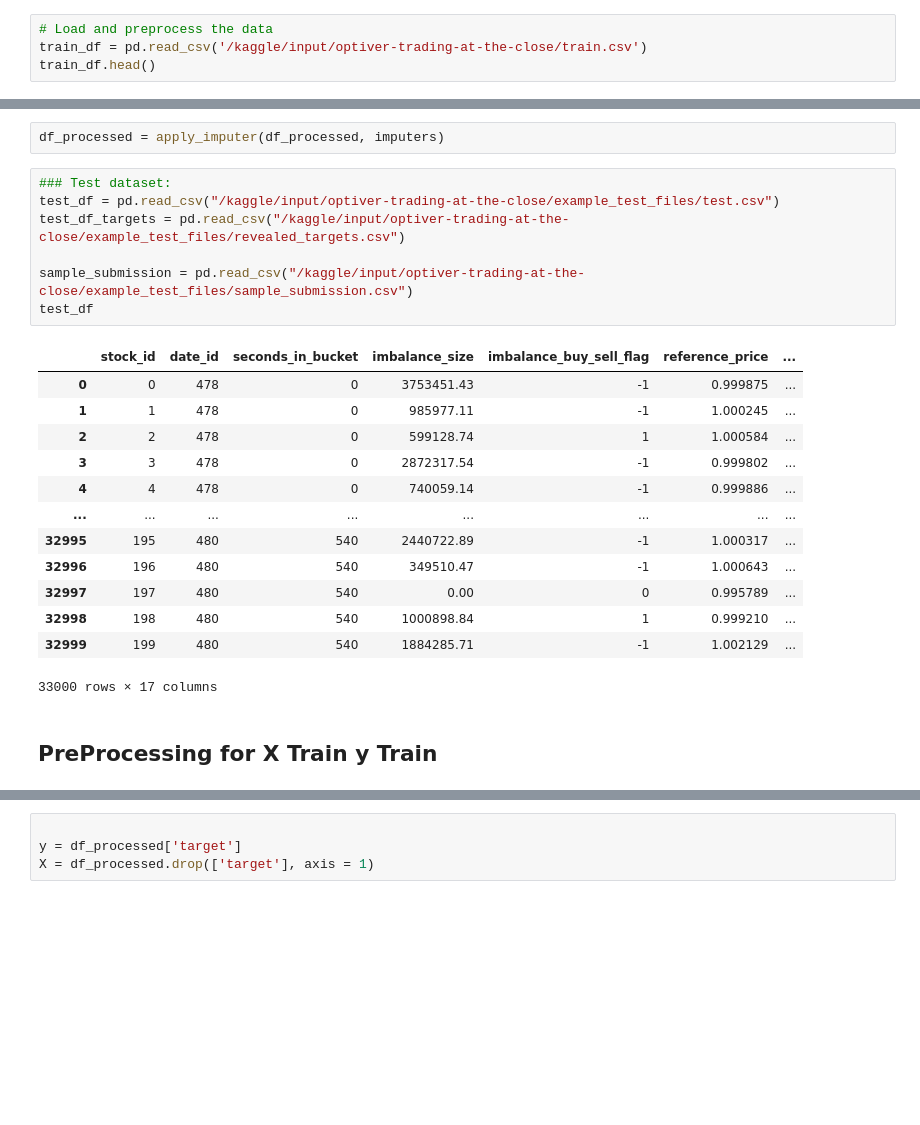
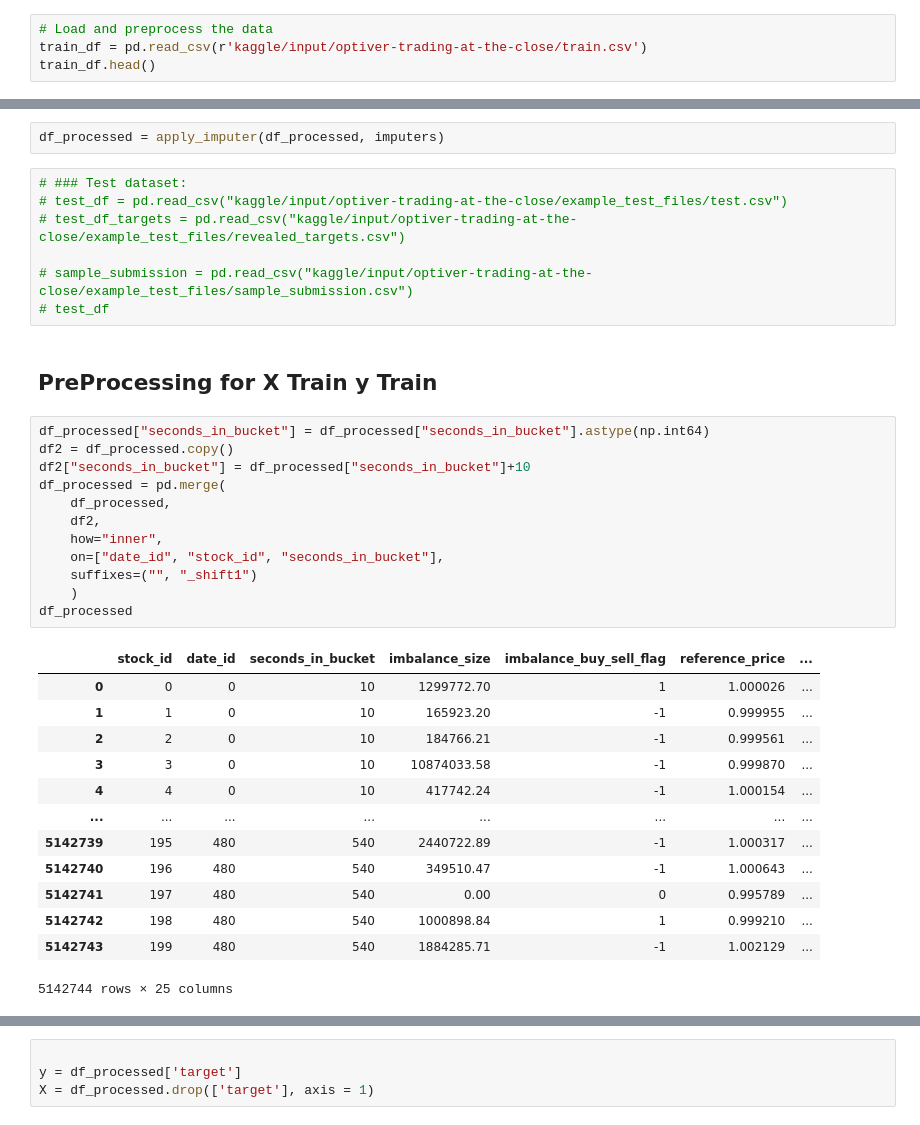
Before and after one commit to KingBoomie/ml2023-project, a Jupyter notebook: trading-at-the-close.ipynb, the cells around one changed output, grey strips where cells are left out. Saved outputs shown, nothing was run; the diff lists cells and outputs as text; blank space fills up the shorter version.

Commit message:
add shifting by 10 seconds

```diff
--- a/trading-at-the-close.ipynb
+++ b/trading-at-the-close.ipynb
@@ -35,7 +27,7 @@ from sklearn.impute import SimpleImputer
 ## Load the data
 # %%
 # Load and preprocess the data
-train_df = pd.read_csv('/kaggle/input/optiver-trading-at-the-close/train.csv')
+train_df = pd.read_csv(r'kaggle/input/optiver-trading-at-the-close/train.csv')
 train_df.head()
 # %% [output]
 |  | stock_id | date_id | seconds_in_bucket | imbalance_size | imbalance_buy_sell_flag | reference_price | ... |
@@ -150,25 +142,37 @@ def apply_imputer(df_processed, imputers):
 # %%
 df_processed = apply_imputer(df_processed, imputers)
 # %%
-### Test dataset:
-test_df = pd.read_csv("/kaggle/input/optiver-trading-at-the-close/example_test_files/test.csv")
-test_df_targets = pd.read_csv("/kaggle/input/optiver-trading-at-the-close/example_test_files/revealed_targets.csv")
+# ### Test dataset:
+# test_df = pd.read_csv("kaggle/input/optiver-trading-at-the-close/example_test_files/test.csv")
+# test_df_targets = pd.read_csv("kaggle/input/optiver-trading-at-the-close/example_test_files/revealed_targets.csv")
 
-sample_submission = pd.read_csv("/kaggle/input/optiver-trading-at-the-close/example_test_files/sample_submission.csv")
-test_df
+# sample_submission = pd.read_csv("kaggle/input/optiver-trading-at-the-close/example_test_files/sample_submission.csv")
+# test_df
-# %% [output]
-|  | stock_id | date_id | seconds_in_bucket | imbalance_size | imbalance_buy_sell_flag | reference_price | ... |
-| 0 | 0 | 478 | 0 | 3753451.43 | -1 | 0.999875 | ... |
-| 1 | 1 | 478 | 0 | 985977.11 | -1 | 1.000245 | ... |
-| 2 | 2 | 478 | 0 | 599128.74 | 1 | 1.000584 | ... |
-| 3 | 3 | 478 | 0 | 2872317.54 | -1 | 0.999802 | ... |
-| 4 | 4 | 478 | 0 | 740059.14 | -1 | 0.999886 | ... |
-| ... | ... | ... | ... | ... | ... | ... | ... |
-| 32995 | 195 | 480 | 540 | 2440722.89 | -1 | 1.000317 | ... |
-| 32996 | 196 | 480 | 540 | 349510.47 | -1 | 1.000643 | ... |
-| 32997 | 197 | 480 | 540 | 0.00 | 0 | 0.995789 | ... |
-| 32998 | 198 | 480 | 540 | 1000898.84 | 1 | 0.999210 | ... |
-| 32999 | 199 | 480 | 540 | 1884285.71 | -1 | 1.002129 | ... |
-33000 rows × 17 columns
 # %% [markdown]
 ## PreProcessing for X Train y Train
+# %%
+df_processed["seconds_in_bucket"] = df_processed["seconds_in_bucket"].astype(np.int64)
+df2 = df_processed.copy()
+df2["seconds_in_bucket"] = df_processed["seconds_in_bucket"]+10
+df_processed = pd.merge(
+    df_processed,
+    df2,
+    how="inner",
+    on=["date_id", "stock_id", "seconds_in_bucket"],
+    suffixes=("", "_shift1")
+    )
+df_processed
+# %% [output]
+|  | stock_id | date_id | seconds_in_bucket | imbalance_size | imbalance_buy_sell_flag | reference_price | ... |
+| 0 | 0 | 0 | 10 | 1299772.70 | 1 | 1.000026 | ... |
+| 1 | 1 | 0 | 10 | 165923.20 | -1 | 0.999955 | ... |
+| 2 | 2 | 0 | 10 | 184766.21 | -1 | 0.999561 | ... |
+| 3 | 3 | 0 | 10 | 10874033.58 | -1 | 0.999870 | ... |
+| 4 | 4 | 0 | 10 | 417742.24 | -1 | 1.000154 | ... |
+| ... | ... | ... | ... | ... | ... | ... | ... |
+| 5142739 | 195 | 480 | 540 | 2440722.89 | -1 | 1.000317 | ... |
+| 5142740 | 196 | 480 | 540 | 349510.47 | -1 | 1.000643 | ... |
+| 5142741 | 197 | 480 | 540 | 0.00 | 0 | 0.995789 | ... |
+| 5142742 | 198 | 480 | 540 | 1000898.84 | 1 | 0.999210 | ... |
+| 5142743 | 199 | 480 | 540 | 1884285.71 | -1 | 1.002129 | ... |
+5142744 rows × 25 columns
```
Also changed, not shown: parts of 7 cells of this notebook.
